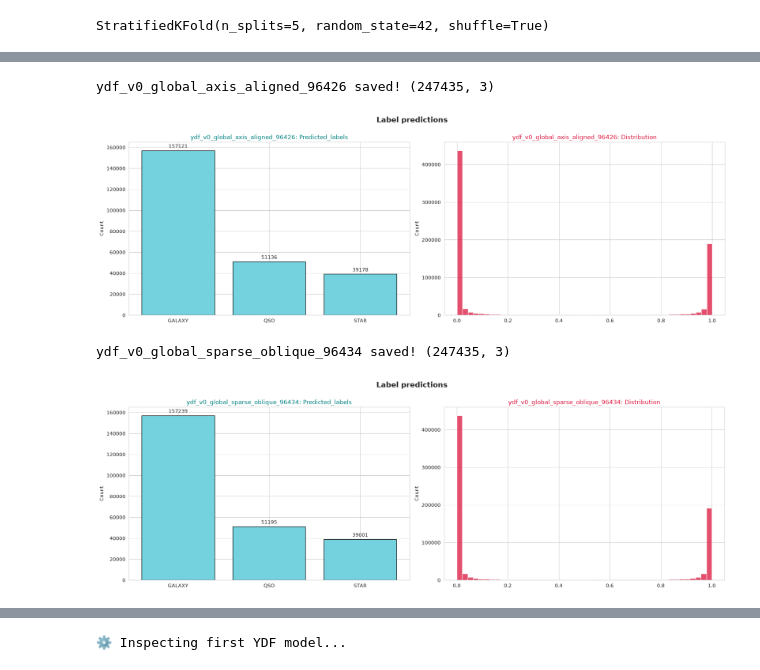
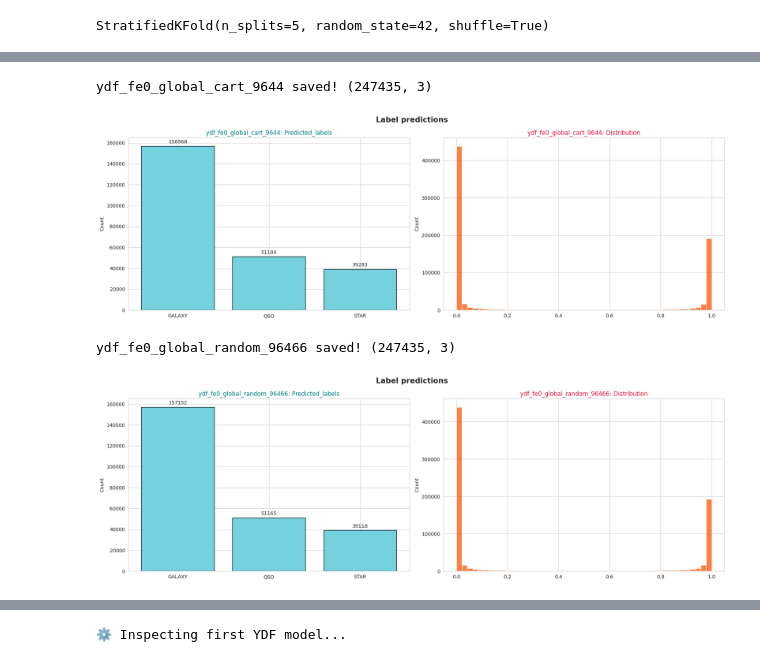
Before and after one commit to coded-sly/ps6e6-Stellar-Class, a Jupyter notebook: ps6e6-ydf-stellar.ipynb, the cells around one changed output, grey strips where cells are left out. Drawn from its saved outputs; the diff is of its cells as text; code cells hidden in the pictures.

Commit message:
Kaggle Notebook | ps6e6 | YDF | Stellar ✨ | fe0_GLOBAL_lr_0.1

```diff
--- a/ps6e6-ydf-stellar.ipynb
+++ b/ps6e6-ydf-stellar.ipynb
@@ -875,5 +887,5 @@ YDF version: 0.16.1
 # %%
-def Trainer_CV(model_name, params, train_df, test_df, features, target, kf, cats):
+def Trainer_CV(model_name, params, train_df, test_df, features, target, kf, cats, verbosity):
     print(f"\n===== Starting Cross-Validation for {model_name} =====")
     start = time()
 
@@ -900,9 +912,9 @@ def Trainer_CV(model_name, params, train_df, test_df, features, target, kf, cats
         # y_train = np.concatenate([y_train, orig[TARGET].values], axis=0)
 
         # ## -- Target Encoding --
-        # te_cols = ROUNDS
+        # te_cols = INTER
         # print(f" • Target Encoding {len(te_cols)} features... ")
-        # X_train, X_valid, X_test = t_enc_multi(X_train, X_valid, X_test, y_train, te_cols, drop=False)
+        # X_train, X_valid, X_test = t_enc_multi(X_train, X_valid, X_test, y_train, te_cols, drop=True)
 
         # ## -- TE Opt1. -> Using custom script --
         # te_enc = TargetEncoder(INTER, cv=5, smooth='auto', aggs=['mean'], drop_original=True)
@@ -940,7 +952,7 @@ def Trainer_CV(model_name, params, train_df, test_df, features, target, kf, cats
         ).train(
             ds=pd.concat([X_train, y_train], axis=1),
             valid=pd.concat([X_valid, y_valid], axis=1),
-            verbose=2
+            verbose=verbosity,
         )
 
         ## -- Predict on val and test sets --
@@ -986,7 +998,7 @@ print('⚙️⚙️ Training Function Ready ⚙️⚙️')
 # %% [output]
 ⚙️⚙️ Training Function Ready ⚙️⚙️
 # %%
-version_name = 'ydf_v0_'
+version_name = 'ydf_fe0_'
 all_model_predictions = {}
 
 MULTI_SEEDS = [CFG['SEED'], 777, 1234, 24611, 0]
@@ -1097,21 +1112,21 @@ PARAMS = {
     'task': ydf.Task.CLASSIFICATION,
     'growing_strategy': 'BEST_FIRST_GLOBAL',
     'num_trees': 10_000,
-    'max_num_nodes': -1,
-    'shrinkage': 0.05,
+    # 'max_num_nodes': None,
+    # 'shrinkage': 0.05,
     'categorical_algorithm': 'CART', # 'CART', 'RANDOM', 'ONE_HOT'
     # 'sampling_method': 'RANDOM', # 'RANDOM', 'GOSS', 'SELGB'
     # 'split_axis': , # 'AXIS_ALIGNED', 'SPARSE_OBLIQUE', 'MHLD_OBLIQUE'
-    # 'subsample': 0.9, # default RANDOM sampling
+    # 'subsample': 0.95, # default RANDOM sampling
     # 'goss_alpha': 0.2, # activates GOSS sampling
     # 'l2_regularization': 1.0,
     'early_stopping_num_trees_look_ahead': 100,
     'random_seed': CFG['SEED'],
 }
 
-for algo in ['AXIS_ALIGNED', 'SPARSE_OBLIQUE']:
-    PARAMS['split_axis'] = algo
-    n = version_name + 'global_' + algo.lower()
+for algo in ['CART', 'RANDOM']:
+    PARAMS['categorical_algorithm'] = algo
+    n = version_name + 'global_' + str(algo).lower()
     all_model_predictions[n] = Trainer_CV(
         model_name=n,
         params=PARAMS,
@@ -1121,5 +1136,6 @@ for algo in ['AXIS_ALIGNED', 'SPARSE_OBLIQUE']:
         target=TARGET,
         kf=kf,
         cats=ALL_CATS,
+        verbosity=2,
     )
 # %% [output]
@@ -1327,39 +1335,39 @@ for i, (k, v) in enumerate(all_model_predictions.items()):
             ## -- Base submission file --
             n = f"{k}_{str(all_scores[i]).split('.')[1]}"
             np.save(f"test_{n}.npy", y)
 
             y_labels = np.argmax(y, axis=1)
 
             model_results[n] = pd.Series(y_labels).map(r_mapping)
 
             submit[TARGET] = pd.Series(y_labels).map(r_mapping)
             submit.to_csv(f'submit_base_{n}.csv', index=False)
             print(f'{n} saved! {y.shape}')
 
             fig, axs = plt.subplots(1, 2, figsize=(18, 6))
 
             counts = [np.sum(y_labels == _) for _ in range(len(np.unique(y_labels)))]
             axs[0].bar([*mapping.keys()], counts, color='#73D2DE', edgecolor='k')
             axs[0].set_title(f"{n}: Predicted_labels", color='teal')
             axs[0].set_ylabel('Count')
 
             for i, c in enumerate(counts):
                 axs[0].text(i, c+2500, str(c), ha='center', fontsize=10)
 
-            sns.histplot(y.ravel(), ax=axs[1], color='crimson')
+            sns.histplot(y.ravel(), ax=axs[1], color='#FB5607')
             axs[1].set_title(f"{n}: Distribution", color='crimson')
 
-            plt.suptitle('Label predictions', fontsize=15, y=1.00, fontweight='semibold')
+            plt.suptitle('Label predictions', fontsize=15, fontweight='semibold')
 
             plt.tight_layout()
             plt.show()
 
             print()
 # %% [output]
-ydf_v0_global_axis_aligned_96426 saved! (247435, 3)
+ydf_fe0_global_cart_9644 saved! (247435, 3)
-[figure, old version]
+[figure, new version]
-ydf_v0_global_sparse_oblique_96434 saved! (247435, 3)
+ydf_fe0_global_random_96466 saved! (247435, 3)
-[figure, old version]
+[figure, new version]
 # %%
 final_results = pd.DataFrame(model_results)
 final_results
```
Also changed, not shown: parts of 17 cells of this notebook.
